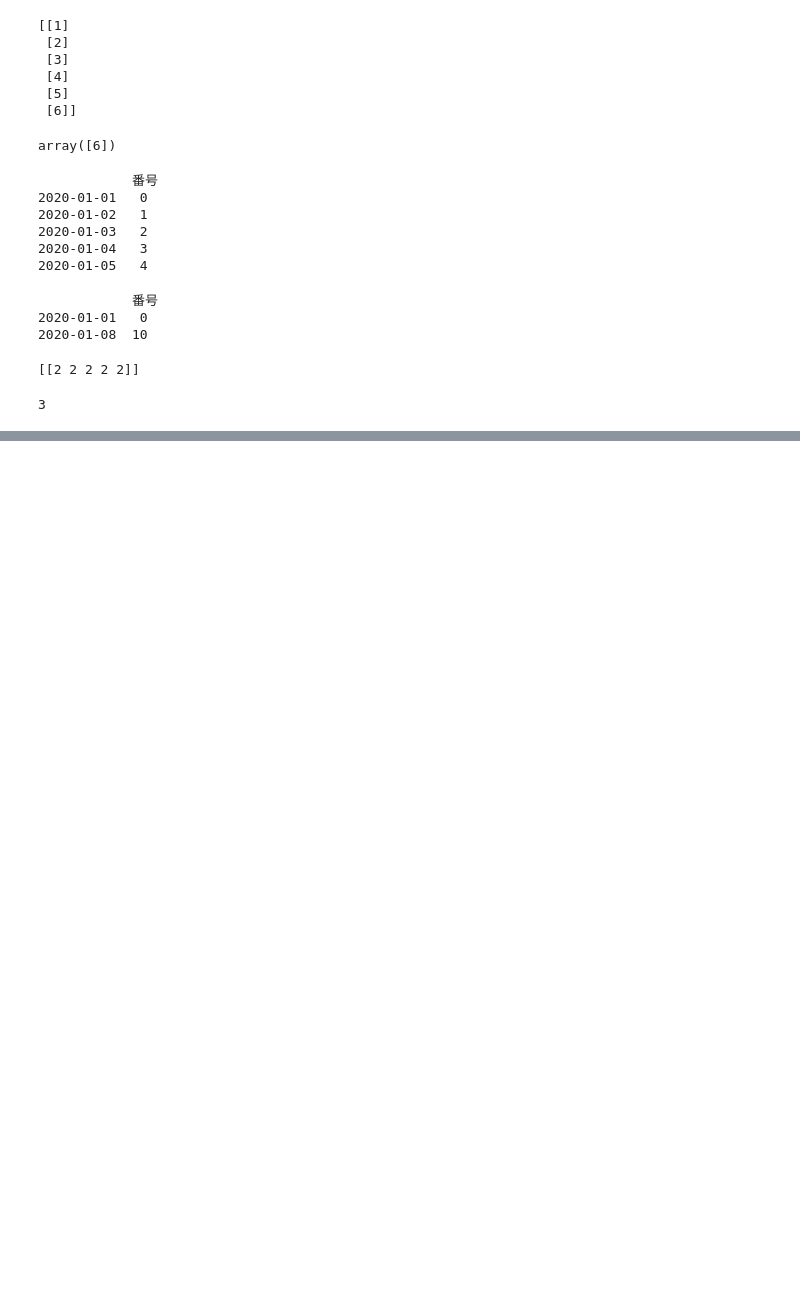
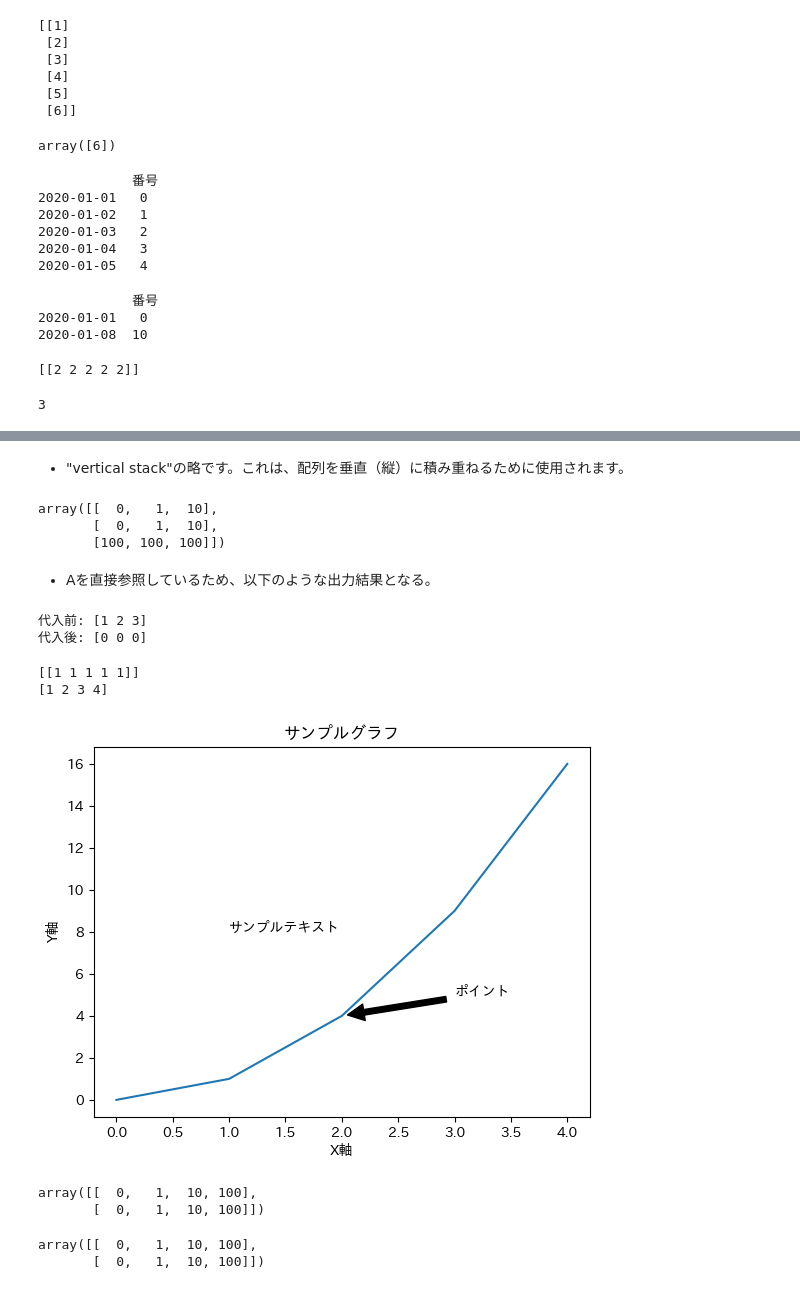
Before and after one commit to phonon-py/ZTest_ws, a Jupyter notebook: data_analysis.ipynb, the cells around one changed output, grey strips where cells are left out. Drawn from its saved outputs; the diff is of its cells as text; code cells hidden in the pictures; blank space fills up the shorter version.

```diff
--- a/data_analysis.ipynb
+++ b/data_analysis.ipynb
@@ -938,0 +954,75 @@ np.sum(A>=B)
+# %% [markdown]
+- "vertical stack"の略です。これは、配列を垂直（縦）に積み重ねるために使用されます。
+# %%
+import numpy as np
+
+a = np.array([[0,1,10],[0,1,10]])
+b = np.array([100,100,100])
+np.vstack([a,b])
+# %% [output]
+array([[  0,   1,  10],
+       [  0,   1,  10],
+       [100, 100, 100]])
+# %% [markdown]
+- Aを直接参照しているため、以下のような出力結果となる。
+# %%
+import numpy as np
+
+A = np.array([[1, 2, 3], [4, 5, 6]])
+B = A[0, :]
+print(f'代入前: {B}')
+A[0, :] = 0
+print(f'代入後: {B}')  # Bも[0, 0, 0]に変わっていることを確認
+# %% [output]
+代入前: [1 2 3]
+代入後: [0 0 0]
+# %%
+import numpy as np
+
+A = np.array([[0, 1, 2, 3, 4]])
+B = np.full((1, 5), 1)
+print(B)
+print(A[A>=B])
+# %% [output]
+[[1 1 1 1 1]]
+[1 2 3 4]
+# %%
+import matplotlib.pyplot as plt
+
+# サンプルデータを作成
+x = [0, 1, 2, 3, 4]
+y = [0, 1, 4, 9, 16]
+
+plt.figure()
+plt.plot(x, y)
+
+# text() メソッドを使用
+plt.text(1, 8, "サンプルテキスト")
+
+# annotate() メソッドを使用
+plt.annotate('ポイント', xy=(2, 4), xytext=(3, 5),
+             arrowprops=dict(facecolor='black', shrink=0.05))
+
+# 軸ラベルとタイトル
+plt.xlabel("X軸")
+plt.ylabel("Y軸")
+plt.title("サンプルグラフ")
+
+plt.show()
+# %% [output]
+[figure, added]
+# %%
+import numpy as np
+
+a = np.array([[0,1,10],[0,1,10]])
+b = np.array([[100],[100]])
+np.hstack((a,b))  # aとbを横方向に結合する
+# %% [output]
+array([[  0,   1,  10, 100],
+       [  0,   1,  10, 100]])
+# %%
+# 同様に横方向で結合する
+np.concatenate([a,b],axis=1)
+# %% [output]
+array([[  0,   1,  10, 100],
+       [  0,   1,  10, 100]])
```
Also changed, not shown: parts of 27 cells of this notebook.
